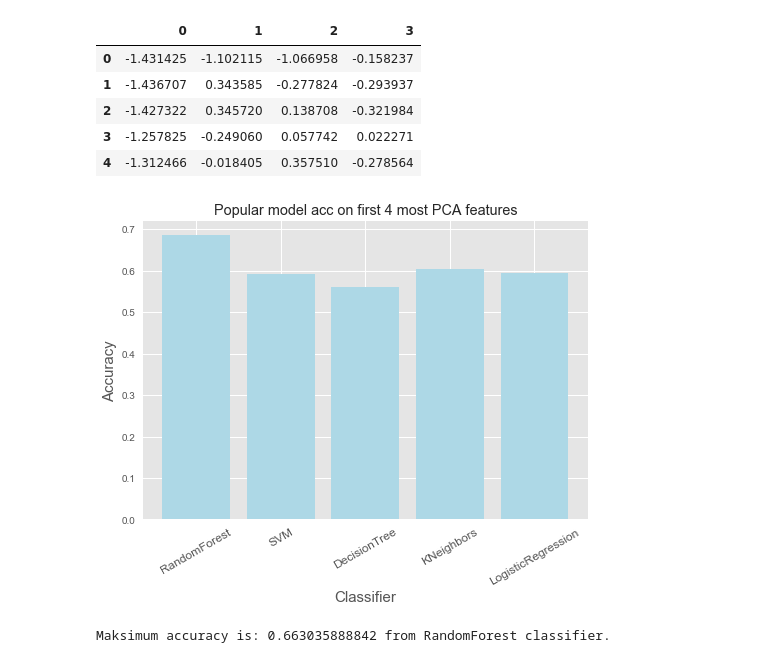
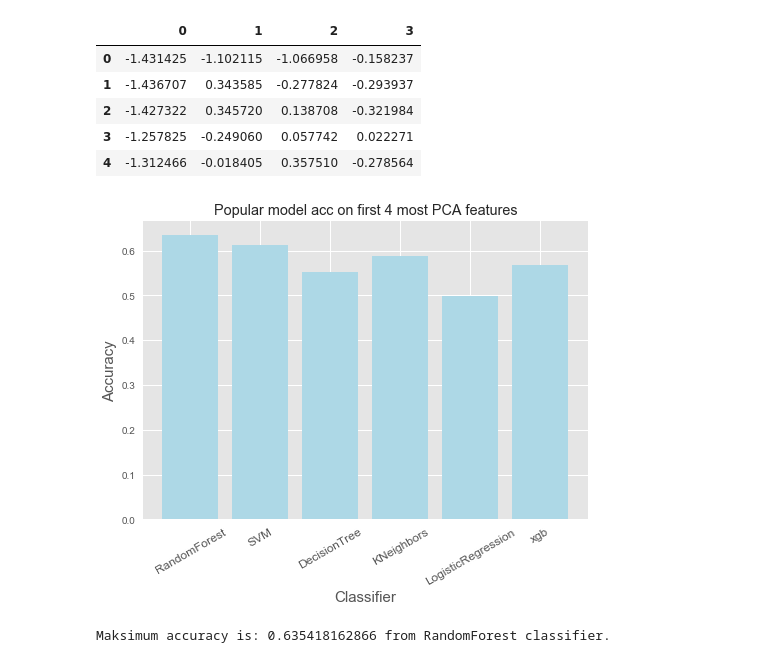
Before and after one commit to danielponikowski/Python, a Jupyter notebook: GlassDataset.ipynb, the cells around one changed output. Drawn from its saved outputs; the diff is of its cells as text; code cells hidden in the pictures.

Commit message:
Add xgb classifier

```diff
--- a/GlassDataset.ipynb
+++ b/GlassDataset.ipynb
@@ -147,21 +151,24 @@ score_neighboor_PCA = cross_val_score(estimator=neighboor,cv=7,X=glass_PCA,y=tar
 # %%
 log_reg_PCA = LogisticRegression()
 score_log_reg_PCA = cross_val_score(estimator=log_reg,cv=7,X=glass_PCA,y=target)
+# %%
+xgb_PCA = XGBClassifier()
+score_xgb_PCA = cross_val_score(estimator=xgb_PCA,cv=7,X=glass_PCA,y=target)
 # %%
-scores_PCA = [np.mean(score_rf_PCA),np.mean(score_svm_PCA),np.mean(score_tree_PCA)
-                  ,np.mean(score_neighboor_PCA),np.mean(score_log_reg_PCA)]
-label = ["RandomForest","SVM","DecisionTree","KNeighbors","LogisticRegression"]
+scores_PCA = [np.mean(score_rf_PCA),np.mean(score_svm_PCA),np.mean(score_tree_PCA),np.mean(score_neighboor_PCA),
+              np.mean(score_log_reg_PCA),np.mean(score_xgb_PCA)]
+label = ["RandomForest","SVM","DecisionTree","KNeighbors","LogisticRegression","xgb"]
 index = np.arange(len(label))
 
 plt.style.use("ggplot")
-plt.bar(index, scores, color = "lightblue")
+plt.bar(index, scores_PCA, color = "lightblue")
 plt.xlabel('Classifier', fontsize=15)
 plt.ylabel('Accuracy', fontsize=15)
 plt.xticks(index, label, fontsize=12, rotation=30)
 plt.title("Popular model acc on first 4 most PCA features")
 plt.show()
 
 print("Maksimum accuracy is: " + str(max(scores_PCA)) + " from " + str(label[0]) + " classifier.")
 # %% [output]
-[figure, old version]
+[figure, new version]
-Maksimum accuracy is: 0.663035888842 from RandomForest classifier.
+Maksimum accuracy is: 0.635418162866 from RandomForest classifier.
```
Also changed, not shown: parts of 4 cells of this notebook, 1 other file.
